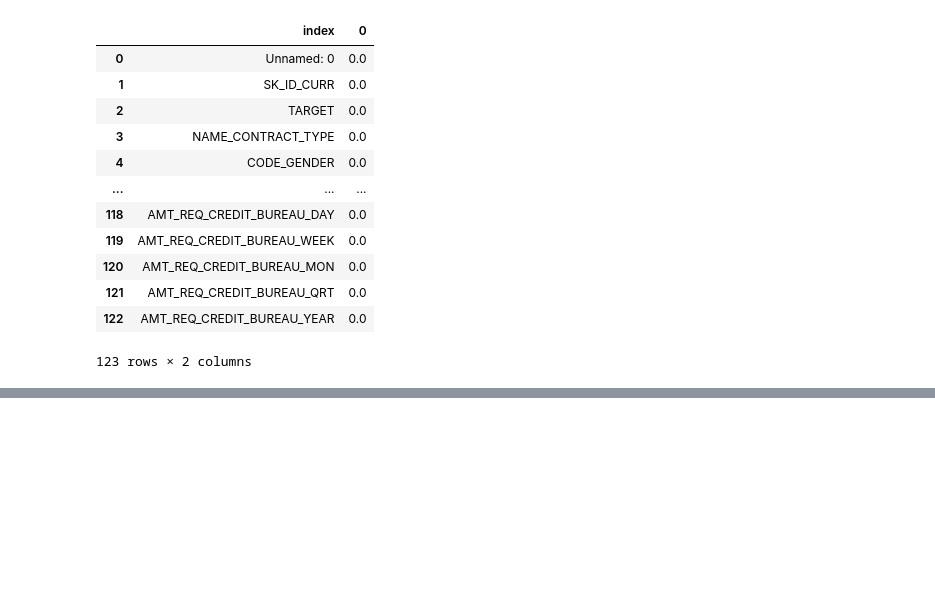
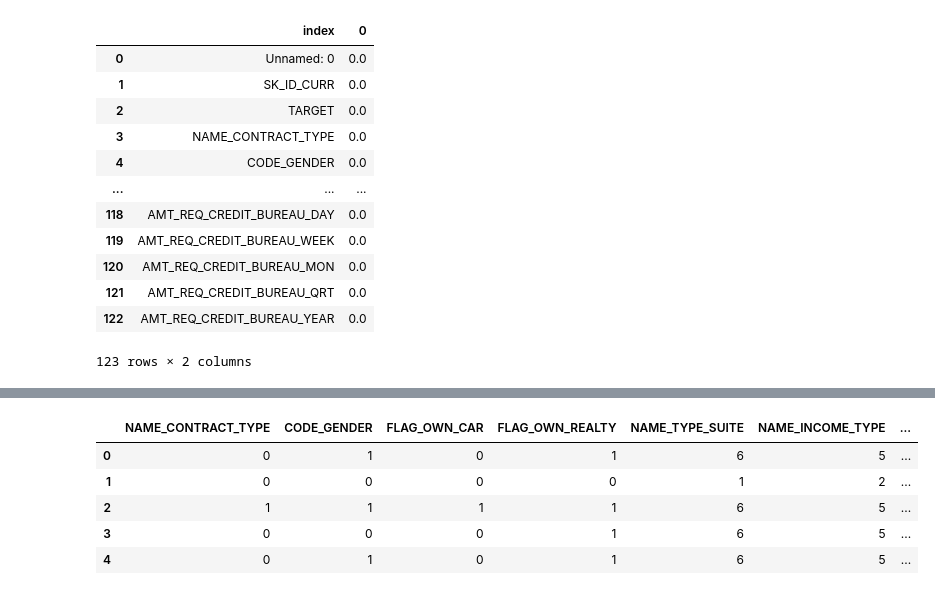
Before and after one commit to yadneshkhairnar194/Home-Credit-Default-Risk, a Jupyter notebook: Home_Credit_Default_Risk.ipynb, the cells around one changed output, grey strips where cells are left out. Saved outputs shown, nothing was run; the diff lists cells and outputs as text; code cells hidden in the pictures; blank space fills up the shorter version.

```diff
--- a/Home_Credit_Default_Risk.ipynb
+++ b/Home_Credit_Default_Risk.ipynb
@@ -258,0 +291,9 @@ To_do
+# %%
+application_train_25k[string_columns_application_train_25k].head()
+# %% [output]
+|  | NAME_CONTRACT_TYPE | CODE_GENDER | FLAG_OWN_CAR | FLAG_OWN_REALTY | NAME_TYPE_SUITE | NAME_INCOME_TYPE | ... |
+| 0 | 0 | 1 | 0 | 1 | 6 | 5 | ... |
+| 1 | 0 | 0 | 0 | 0 | 1 | 2 | ... |
+| 2 | 1 | 1 | 1 | 1 | 6 | 5 | ... |
+| 3 | 0 | 0 | 0 | 1 | 6 | 5 | ... |
+| 4 | 0 | 1 | 0 | 1 | 6 | 5 | ... |
```
Also changed, not shown: parts of 33 cells of this notebook.
